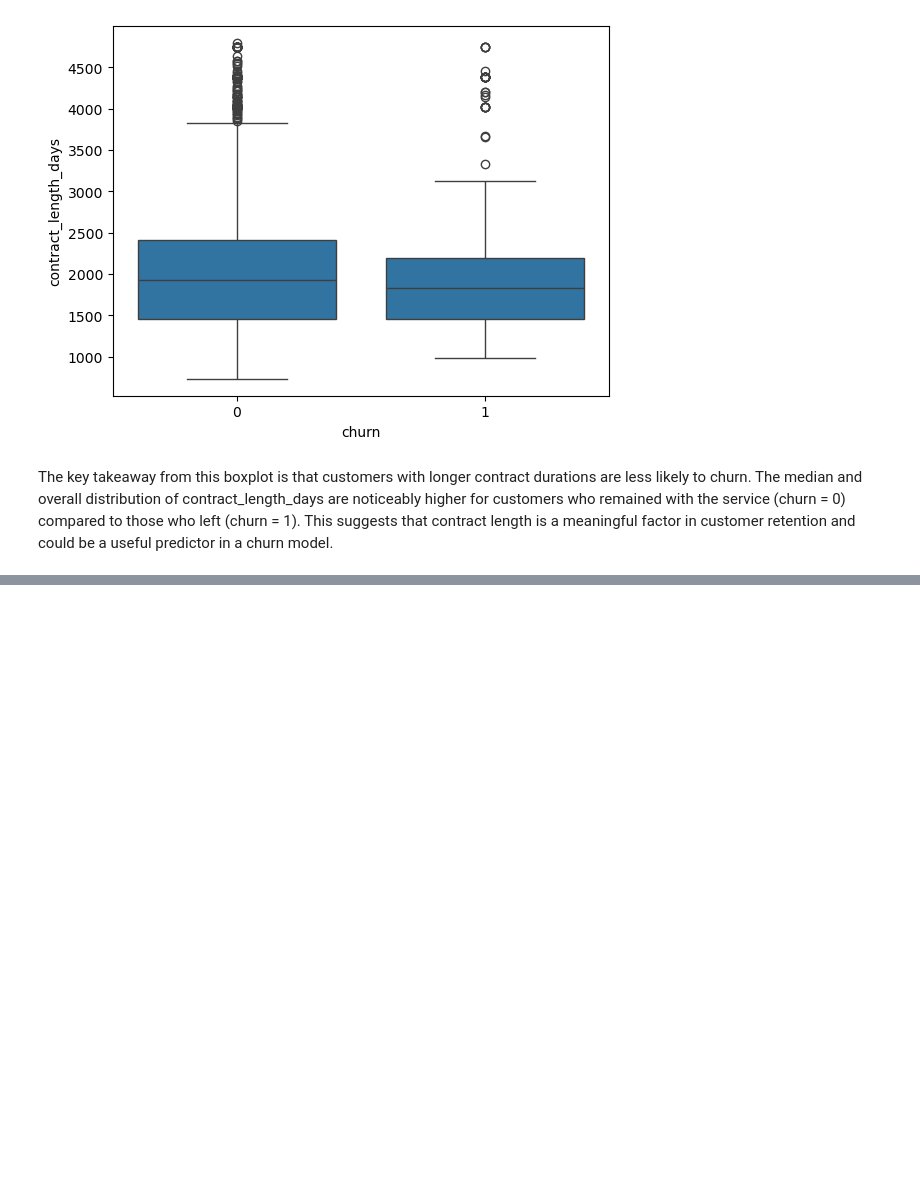
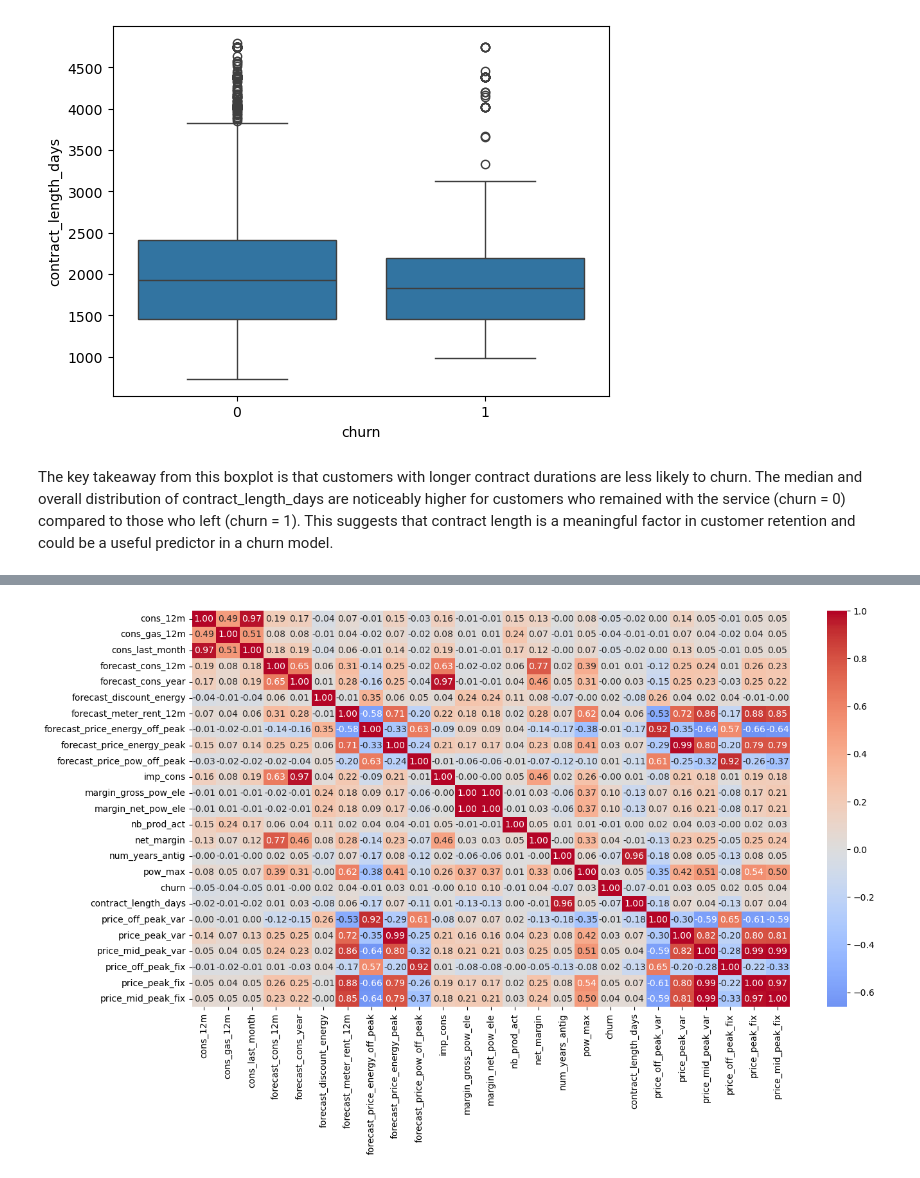
Before and after one commit to sushilXlimbu/BCG-X-Project, a Jupyter notebook: Untitled.ipynb, the cells around one changed output, grey strips where cells are left out. Cells and saved outputs as stored; diff of their text form; code cells hidden in the pictures; blank space fills up the shorter version.

```diff
--- a/Untitled.ipynb
+++ b/Untitled.ipynb
@@ -129,3 +123,6 @@ sns.boxplot(data=client_df, x='churn', y='contract_length_days')
 [figure]
 # %% [markdown]
 The key takeaway from this boxplot is that customers with longer contract durations are less likely to churn. The median and overall distribution of contract_length_days are noticeably higher for customers who remained with the service (churn = 0) compared to those who left (churn = 1). This suggests that contract length is a meaningful factor in customer retention and could be a useful predictor in a churn model.
+# %%
+merged_df = pd.merge(client_df, price_df, on='id', how='left')
+merged_df.head()
@@ -131,0 +137,3 @@ The key takeaway from this boxplot is that customers with longer contract durati
+# %%
+numeric_df = merged_df.select_dtypes(include=['float64', 'int64'])
+numeric_df.head()
@@ -131,0 +148,6 @@ The key takeaway from this boxplot is that customers with longer contract durati
+# %%
+plt.figure(figsize=(15, 8))  # width=12, height=8 (in inches)
+sns.heatmap(numeric_df.corr(), annot=True, fmt=".2f", cmap='coolwarm', center=0)
+plt.show()
+# %% [output]
+[figure, new version]
```
Also changed, not shown: parts of 6 cells of this notebook.
